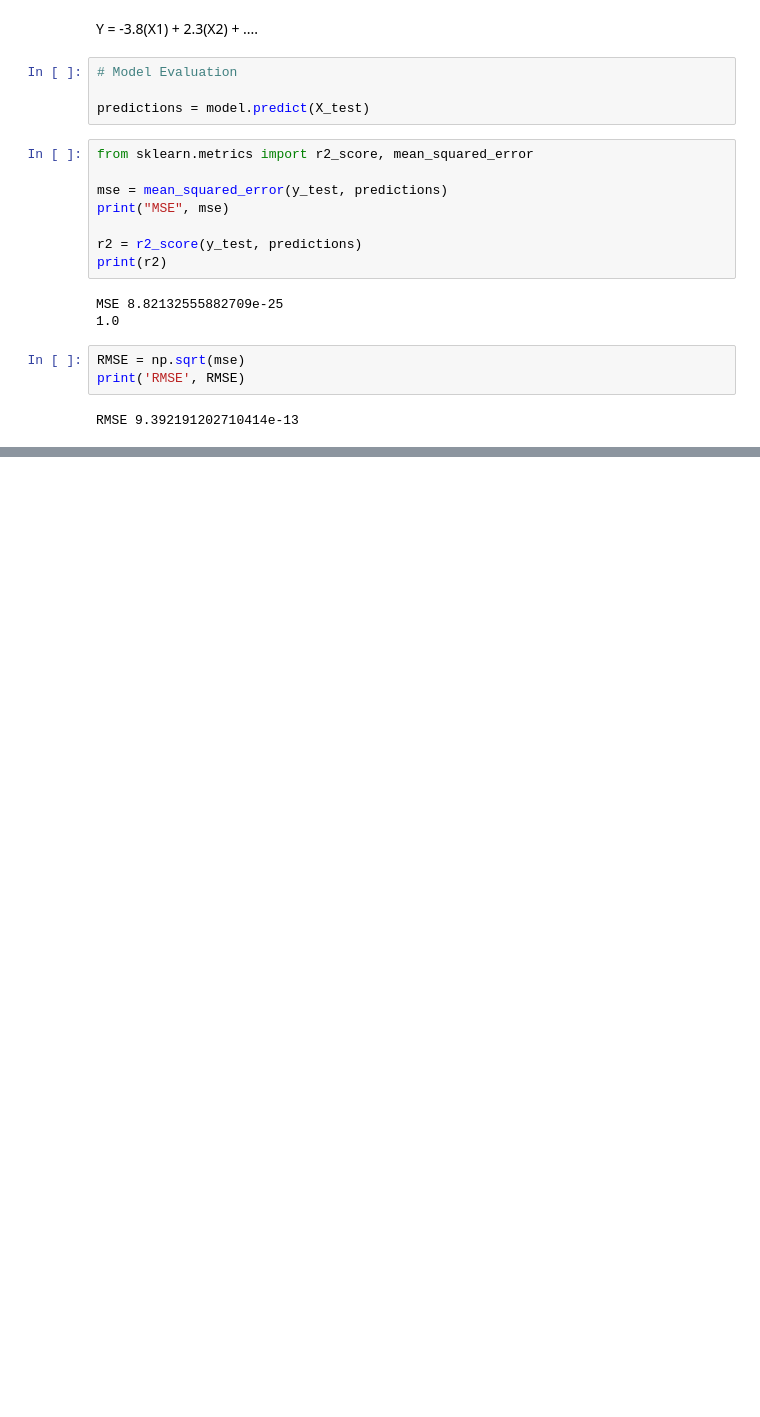
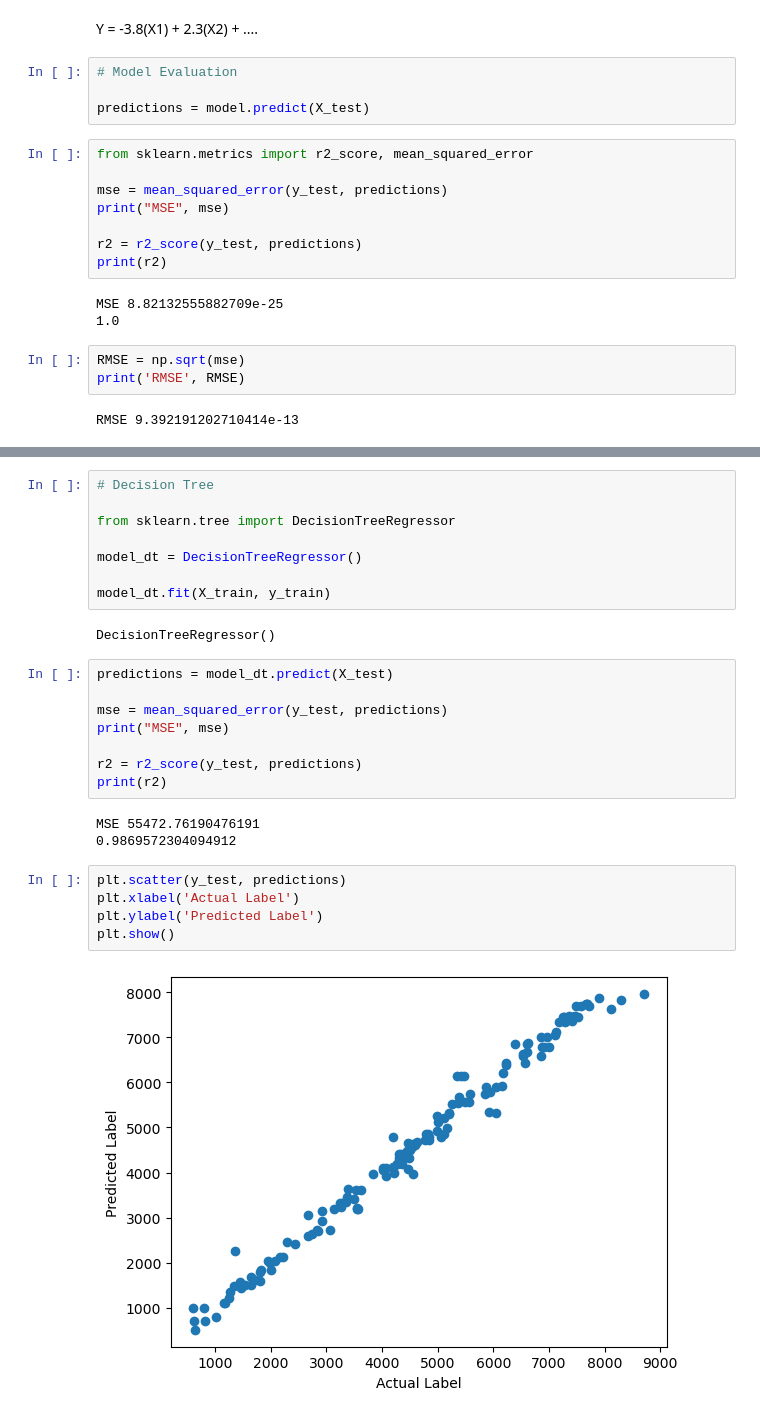
Before and after one commit to Abednego-py/Intro-to-Machine-Learning, a Jupyter notebook: Regression.ipynb, the cells around one changed output, grey strips where cells are left out. Cells and saved outputs as stored; diff of their text form; blank space fills up the shorter version.

```diff
--- a/Regression.ipynb
+++ b/Regression.ipynb
@@ -445,0 +468,28 @@ RMSE 9.392191202710414e-13
+# %%
+# Decision Tree
+
+from sklearn.tree import DecisionTreeRegressor
+
+model_dt = DecisionTreeRegressor()
+
+model_dt.fit(X_train, y_train)
+# %% [output]
+DecisionTreeRegressor()
+# %%
+predictions = model_dt.predict(X_test)
+
+mse = mean_squared_error(y_test, predictions)
+print("MSE", mse)
+
+r2 = r2_score(y_test, predictions)
+print(r2)
+# %% [output]
+MSE 55472.76190476191
+0.9869572304094912
+# %%
+plt.scatter(y_test, predictions)
+plt.xlabel('Actual Label')
+plt.ylabel('Predicted Label')
+plt.show()
+# %% [output]
+[figure, added]
```
Also changed, not shown: parts of 7 cells of this notebook.
